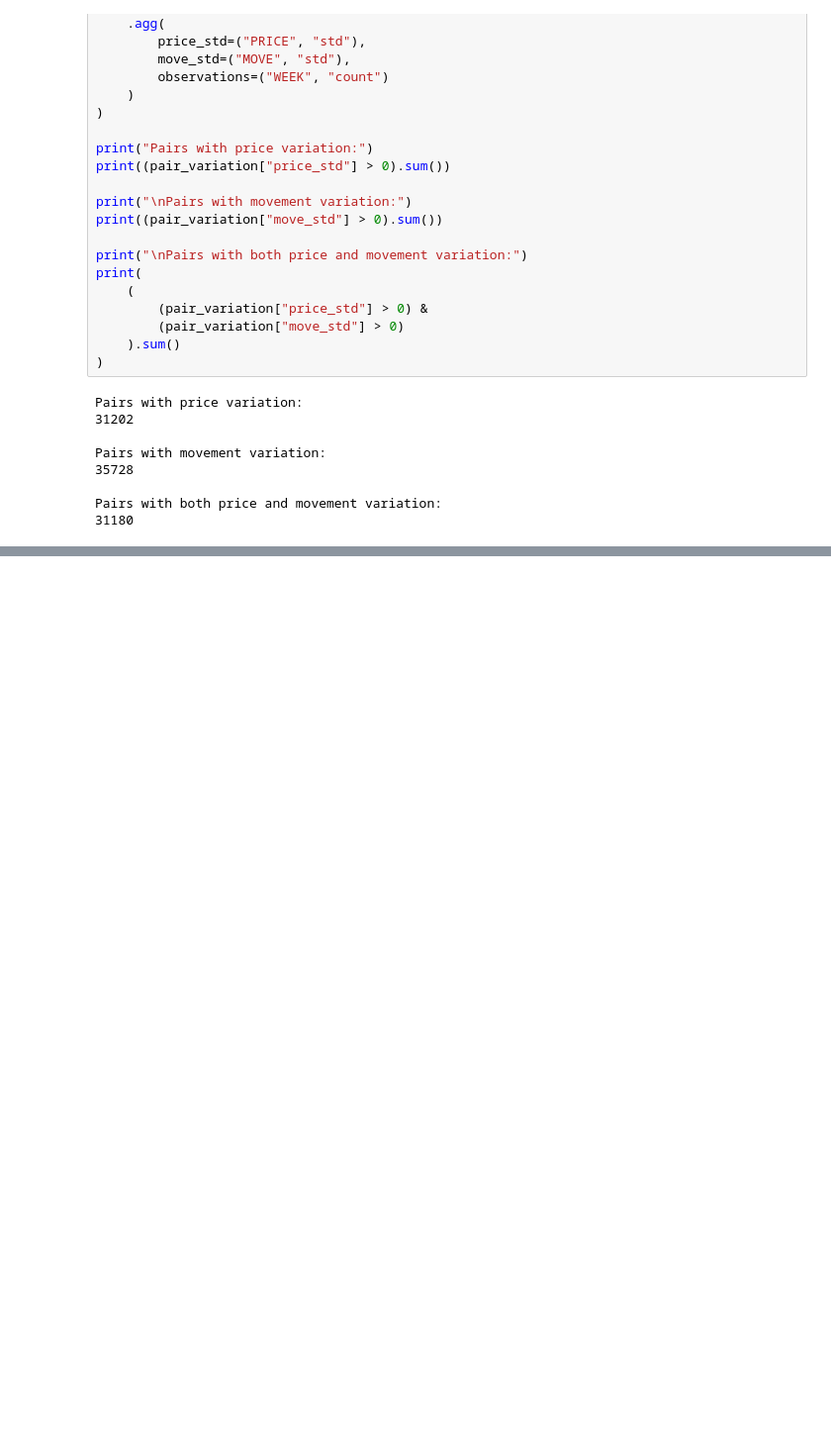
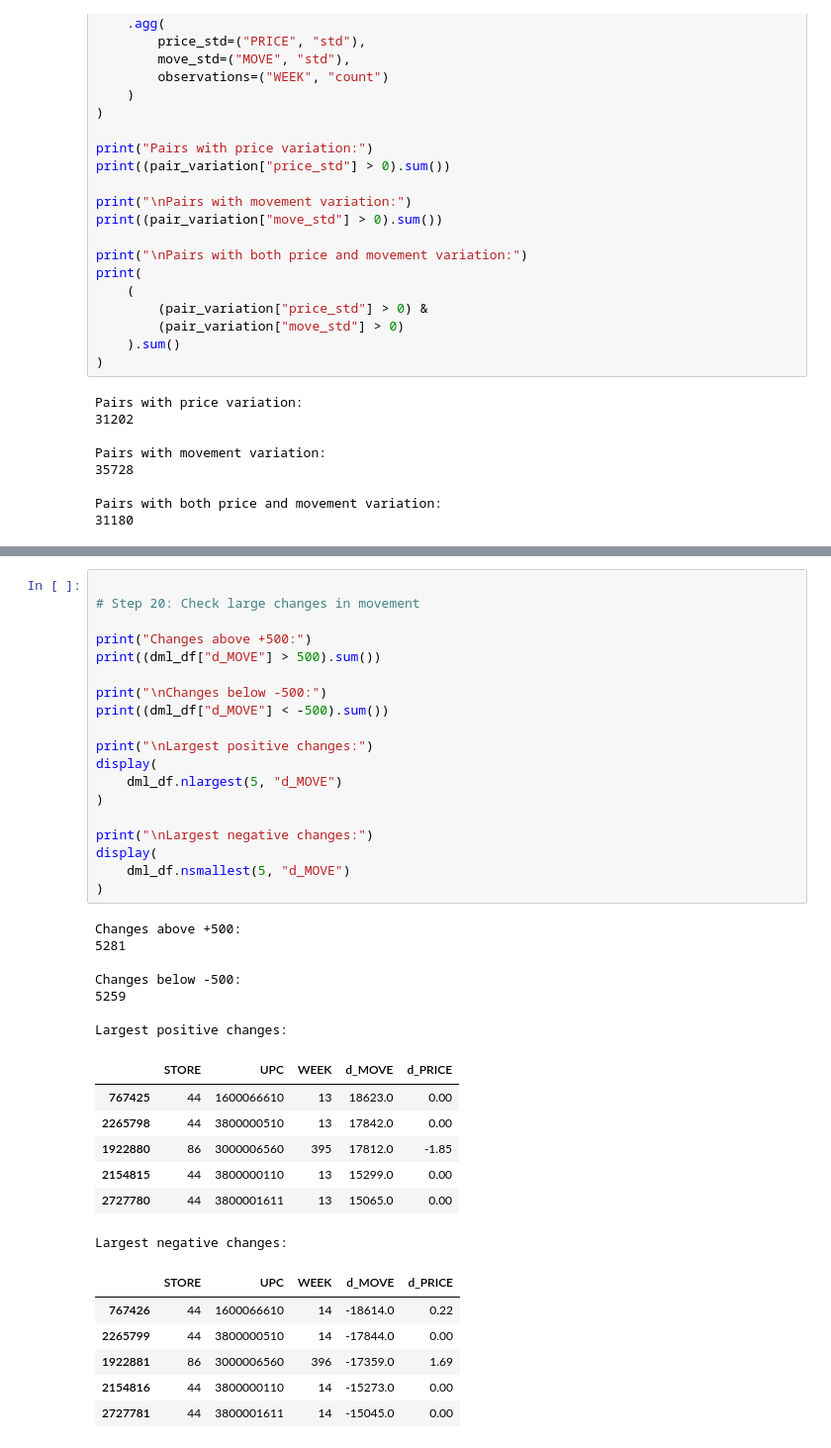
Before and after one commit to Ashokyadhav/Econocausal, a Jupyter notebook: DoubleML.ipynb, the cells around one changed output, grey strips where cells are left out. Shown at 99% size. Saved outputs shown, nothing was run; the diff lists cells and outputs as text; blank space fills up the shorter version.

```diff
--- a/DoubleML.ipynb
+++ b/DoubleML.ipynb
@@ -463,0 +576,40 @@ Pairs with both price and movement variation:
+# %%
+
+# Step 20: Check large changes in movement
+
+print("Changes above +500:")
+print((dml_df["d_MOVE"] > 500).sum())
+
+print("\nChanges below -500:")
+print((dml_df["d_MOVE"] < -500).sum())
+
+print("\nLargest positive changes:")
+display(
+    dml_df.nlargest(5, "d_MOVE")
+)
+
+print("\nLargest negative changes:")
+display(
+    dml_df.nsmallest(5, "d_MOVE")
+)
+# %% [output]
+Changes above +500:
+5281
+
+Changes below -500:
+5259
+
+Largest positive changes:
+|  | STORE | UPC | WEEK | d_MOVE | d_PRICE |
+| 767425 | 44 | 1600066610 | 13 | 18623.0 | 0.00 |
+| 2265798 | 44 | 3800000510 | 13 | 17842.0 | 0.00 |
+| 1922880 | 86 | 3000006560 | 395 | 17812.0 | -1.85 |
+| 2154815 | 44 | 3800000110 | 13 | 15299.0 | 0.00 |
+| 2727780 | 44 | 3800001611 | 13 | 15065.0 | 0.00 |
+Largest negative changes:
+|  | STORE | UPC | WEEK | d_MOVE | d_PRICE |
+| 767426 | 44 | 1600066610 | 14 | -18614.0 | 0.22 |
+| 2265799 | 44 | 3800000510 | 14 | -17844.0 | 0.00 |
+| 1922881 | 86 | 3000006560 | 396 | -17359.0 | 1.69 |
+| 2154816 | 44 | 3800000110 | 14 | -15273.0 | 0.00 |
+| 2727781 | 44 | 3800001611 | 14 | -15045.0 | 0.00 |
```
Also changed, not shown: parts of 20 cells of this notebook.
